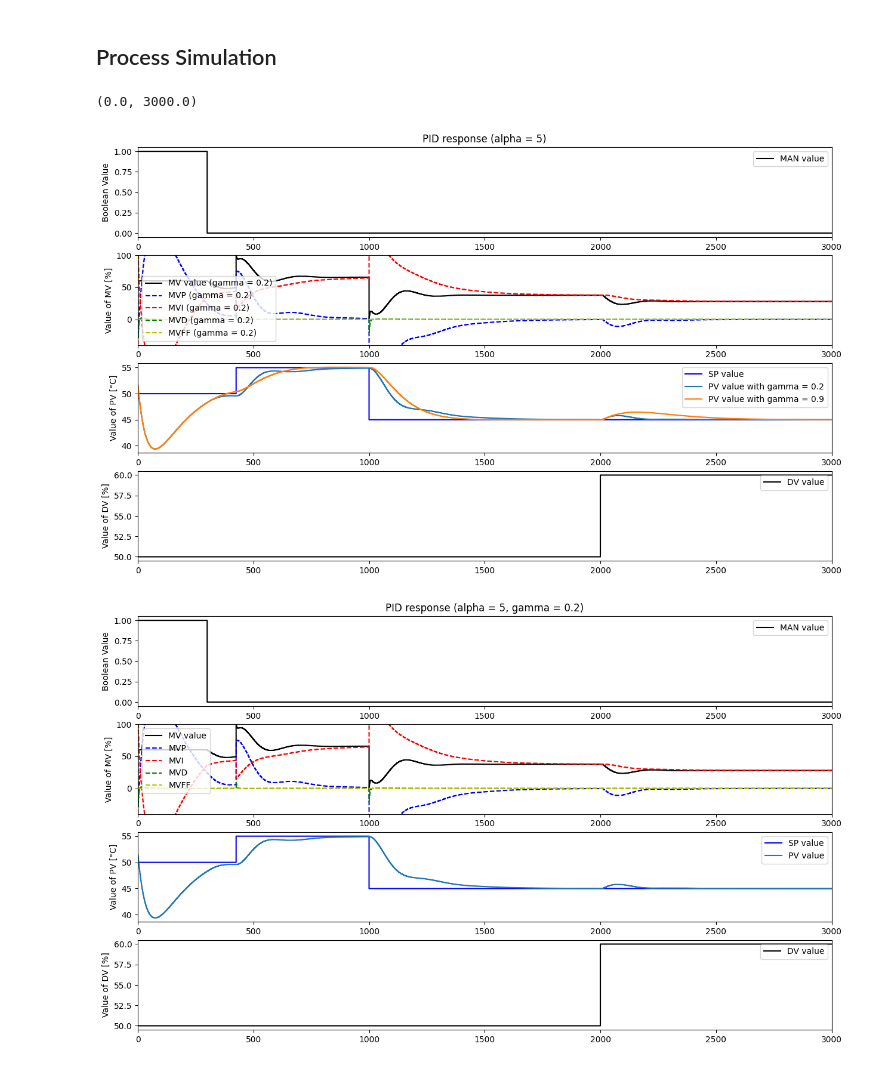
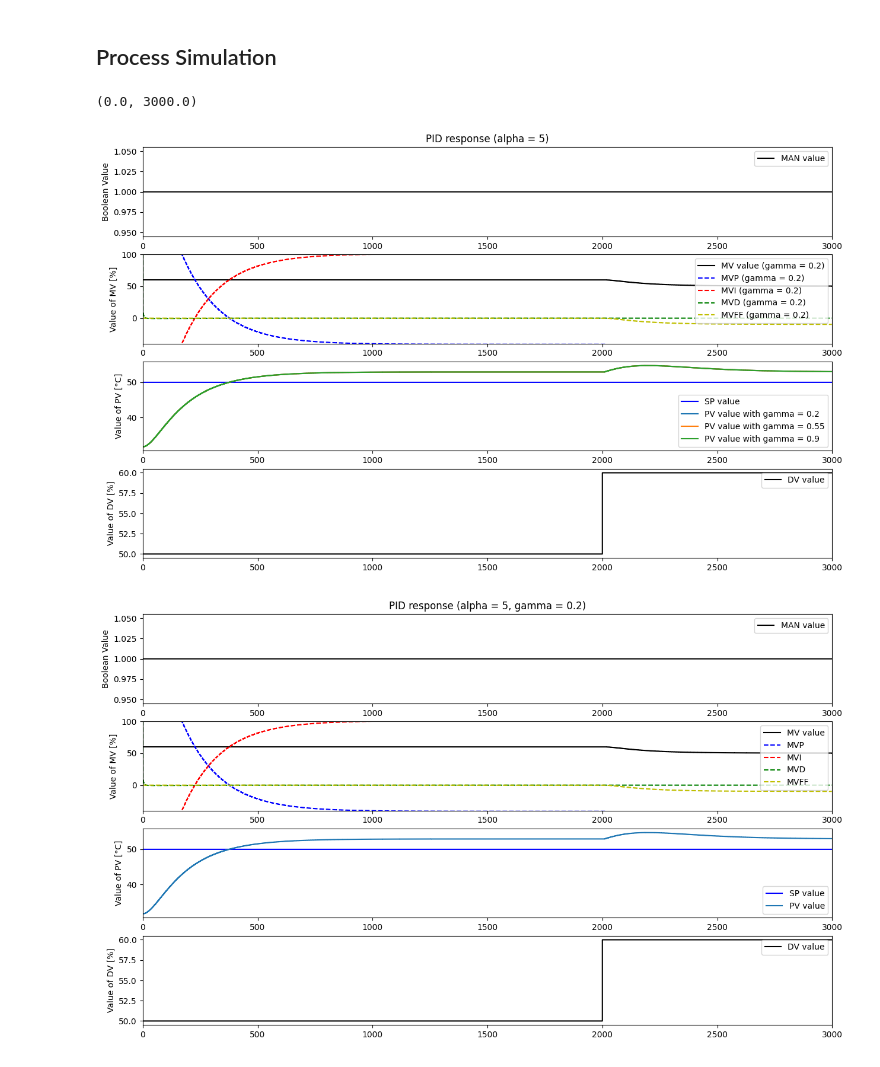
Before and after one commit to hctel/TCLab_software_V4, a Jupyter notebook: Simulation_CLP_PID_FF.ipynb, the cells around one changed output. Cells and saved outputs as stored; diff of their text form; code cells hidden in the pictures.

```diff
--- a/Simulation_CLP_PID_FF.ipynb
+++ b/Simulation_CLP_PID_FF.ipynb
@@ -18,7 +18,7 @@ from package_LAB import LL_RT, LL, PID_RT, IMC, OLP_FF, OLP_NOFF, CLP_FF, CLP_NO
 # %% [markdown]
 ## Simulation Parameters
 # %%
-mode = CLP_NOFF
+mode = OLP_FF
 
 ManFF = False
 
@@ -54,7 +54,7 @@ TLAG_LL2 = T2_SOPDT_OPT_DV
 # %% [markdown]
 ## Calculate IMC Values
 # %%
-gammas = [0.2, 0.9]
+gammas = [0.2, 0.55, 0.9]
 
 Kcs = []
 Tis = []
@@ -80,26 +80,30 @@ Treach = 300 #Time to reach first setpoint
 
 # Path for variables
 if mode == CLP_FF:
-    UseFF = True
+    UseFF = False
     ManPath = {0: True, Treach: False, TSim : False}
     MVManPath = {0:60, TSim:60}
+    SPPath = {0: 50, 425: 55, 1000: 45, TSim : 45}
 elif mode == CLP_NOFF:
     UseFF = False
     ManPath = {0: True, Treach: False, TSim : False}
     MVManPath = {0:60, TSim:60}
+    SPPath = {0: 50, 425: 55, 1000: 45, TSim : 45}
 elif mode == OLP_FF:
     UseFF = True
     ManPath = {0: True, TSim : True}
     MVManPath = {0:60, TSim:60}
+    SPPath = {0: 50, TSim : 50}
+    ManFF = True
 elif mode == OLP_NOFF:
     UseFF = False
     ManPath = {0: True, TSim : True}
+    SPPath = {0: 50, TSim : 50}
     MVManPath = {0:60, TSim:60}
 
 
 def compute(gamma_index):
     DVPath = {0: 50, 2000: 60, TSim : 60}
-    SPPath = {0: 50, 425: 55, 1000: 45, TSim : 45}
 
     t = []
     DV = []
@@ -144,17 +148,17 @@ def compute(gamma_index):
             LL_RT(MVFF_LL1, 0, TLEAD_LL2, TLAG_LL2, Ts, MVFF, 0)
 
     # PID
-        PID_RT(SP, PV, Man, MVMan, MVFF, Kcs[gamma_index], Tis[gamma_index], Tds[gamma_index], alpha, Ts, MVMin, MVMax, MV, MVP, MVI, MVD, E)
+        PID_RT(SP, PV, Man, MVMan, MVFF, Kcs[gamma_index], Tis[gamma_index], Tds[gamma_index], alpha, Ts, MVMin, MVMax, MV, MVP, MVI, MVD, E, ManFF)
         # Process
         # Input-output dynamics P(s)
         Delay_RT(MV,theta_SOPDT_OPT,Ts,MV_Delay_Process,MV0)
         FO_RT(MV_Delay_Process,K_SOPDT_OPT,T1_SOPDT_OPT,Ts,PV_1_Process,0)
-        FO_RT(PV_1_Process,1,T2_SOPDT_OPT,Ts,PV_Process,20)
+        FO_RT(PV_1_Process,1,T2_SOPDT_OPT,Ts,PV_Process,0)
 
         # Disturb  ce dynamics D(s)
         Delay_RT(DV - DV0*np.ones_like(DV),theta_SOPDT_OPT_DV,Ts,MV_Delay_Disturb,0)
         FO_RT(MV_Delay_Disturb,K_SOPDT_OPT_DV,T1_SOPDT_OPT_DV,Ts,PV_1_Disturb,0)
-        FO_RT(PV_1_Disturb,1,T2_SOPDT_OPT_DV,Ts,PV_Disturb,20)
+        FO_RT(PV_1_Disturb,1,T2_SOPDT_OPT_DV,Ts,PV_Disturb,0)
         PV.append(PV_Process[-1] + PV_1_Disturb[-1] + PV0-K_SOPDT_OPT*MV0)
     return t, Man, MV, MVP, MVI, MVD, MVFF, PV, DV, SP
 
@@ -199,32 +203,32 @@ plt.step(t,Man,'black',label='MAN value',where='post')
 plt.ylabel('Boolean Value')
 plt.title(f'PID response (alpha = {alpha}, gamma = {gammas[0]})')
 plt.legend(loc='best')
 plt.xlim([0, TSim])
 
 plt.subplot(4,1,2)
 plt.step(t,MV,'black',label=f'MV value',where='post')
 plt.step(t, MVP, 'b--', label=f'MVP', where='post')
 plt.step(t, MVI, 'r--', label=f'MVI', where='post')
 plt.step(t, MVD, 'g--', label=f'MVD', where='post')
 plt.step(t, MVFF, 'y--', label=f'MVFF', where='post')
 plt.ylabel('Value of MV [%]')
 plt.legend(loc='best')
 plt.xlim([0, TSim])
 plt.ylim([-40, 100])
 
 plt.subplot(4,1,3)
 plt.step(t,SP,'blue',label='SP value',where='post')
 plt.step(t,PV,label=f'PV value',where='post')
 plt.ylabel('Value of PV [°C]')
 plt.legend(loc='best')
 plt.xlim([0, TSim])
 
 plt.subplot(4,1,4)
 plt.step(t, DV, 'black', label='DV value', where='post')
 plt.ylabel('Value of DV [%]')
 plt.legend(loc='best')
 plt.xlim([0, TSim])
 # %% [output]
 (0.0, 3000.0)
-[figure, old version]
+[figure, new version]
-[figure, old version]
+[figure, new version]
```
Also changed, not shown: 9 other files.
